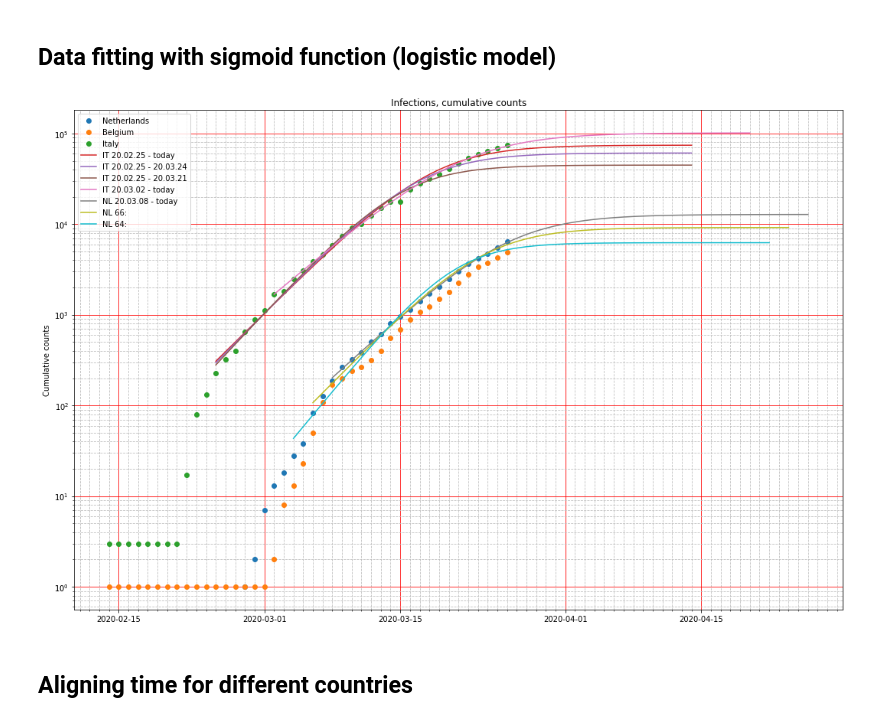
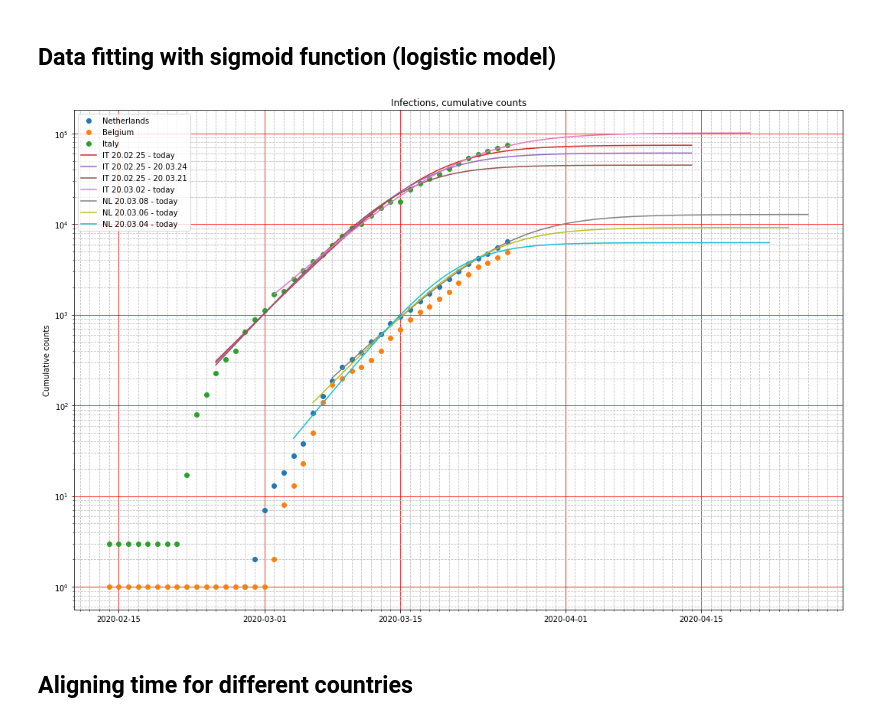
Before and after one commit to acorbe/covid19-analytics-NL-EU, a Jupyter notebook: covid-19-epidemic-in-nl.ipynb, the cells around one changed output. Saved outputs shown, nothing was run; the diff lists cells and outputs as text; code cells hidden in the pictures.

```diff
--- a/covid-19-epidemic-in-nl.ipynb
+++ b/covid-19-epidemic-in-nl.ipynb
@@ -169,38 +169,38 @@ def fit_in_interval(one_country_ext,label='log-fit'):
 
   popt_log, pcov_log = opt.curve_fit( flogistic, integers_ , ydata )
 
   log_popt_log, log_pcov_log = opt.curve_fit( logflogistic
                                             , integers_
                                             , np.log(ydata)
                                             , p0=popt_log)
   days_with_future_int = np.arange(50)
   days_with_future = pd.Series([pd.Timedelta(days=x) for x in np.arange(50) ])
 
   plt.plot(days_with_future + one_country.DateRep.iloc[0]
           , np.exp(logflogistic(days_with_future_int, *log_popt_log)), label=label )
 
 it_time_columns = df.query("CountryExp == 'Italy'")[fit_first_day_it:].DateRep.dt.strftime("%y.%m.%d")
 fit_in_interval(df.query("CountryExp == 'Italy'")[fit_first_day_it:],label ='IT %s - today' % it_time_columns.iloc[0]) #,0,-1)
 fit_in_interval(df.query("CountryExp == 'Italy'")[fit_first_day_it:][:-3],label='IT %s - %s' % (it_time_columns.iloc[0],it_time_columns.iloc[-3]) )
 fit_in_interval(df.query("CountryExp == 'Italy'")[fit_first_day_it:][:-6],label='IT %s - %s' % (it_time_columns.iloc[0],it_time_columns.iloc[-6]))
 fit_in_interval(df.query("CountryExp == 'Italy'")[fit_first_day_it:][6:],label='IT %s - today' % it_time_columns.iloc[6])
 
 
-nl_time_columns = df.query("CountryExp == 'Netherlands'")[fit_first_day_nl:].DateRep.dt.strftime("%y.%m.%d")
-fit_in_interval(df.query("CountryExp == 'Netherlands'")[fit_first_day_nl:],label='NL %s - today' % nl_time_columns.iloc[0])
-fit_in_interval(df.query("CountryExp == 'Netherlands'")[fit_first_day_nl-2:],label='NL 66:')
-fit_in_interval(df.query("CountryExp == 'Netherlands'")[fit_first_day_nl-4:],label='NL 64:')
+nl_time_columns = df.query("CountryExp == 'Netherlands'").DateRep.dt.strftime("%y.%m.%d")
+fit_in_interval(df.query("CountryExp == 'Netherlands'")[fit_first_day_nl:],label='NL %s - today' % nl_time_columns.iloc[fit_first_day_nl])
+fit_in_interval(df.query("CountryExp == 'Netherlands'")[fit_first_day_nl-2:],label='NL %s - today' % nl_time_columns.iloc[fit_first_day_nl-2])
+fit_in_interval(df.query("CountryExp == 'Netherlands'")[fit_first_day_nl-4:],label='NL %s - today' % nl_time_columns.iloc[fit_first_day_nl-4])
 
 plt.grid()
 plt.grid(b=True, which='minor')#, color='r', linestyle='--')
 plt.legend()
 plt.grid(b=True, which='minor', color='0.75', linestyle='--')
 plt.grid(b=True, which='major', color='red', linestyle='-')
 days = mdates.DayLocator()   # every year
 ax = plt.gca()
 ax.xaxis.set_minor_locator(days)
 # %% [output]
-[figure, old version]
+[figure, new version]
 # %% [markdown]
 ## Aligning time for different countries
 # %%
```
Also changed, not shown: parts of 1 cell of this notebook.
